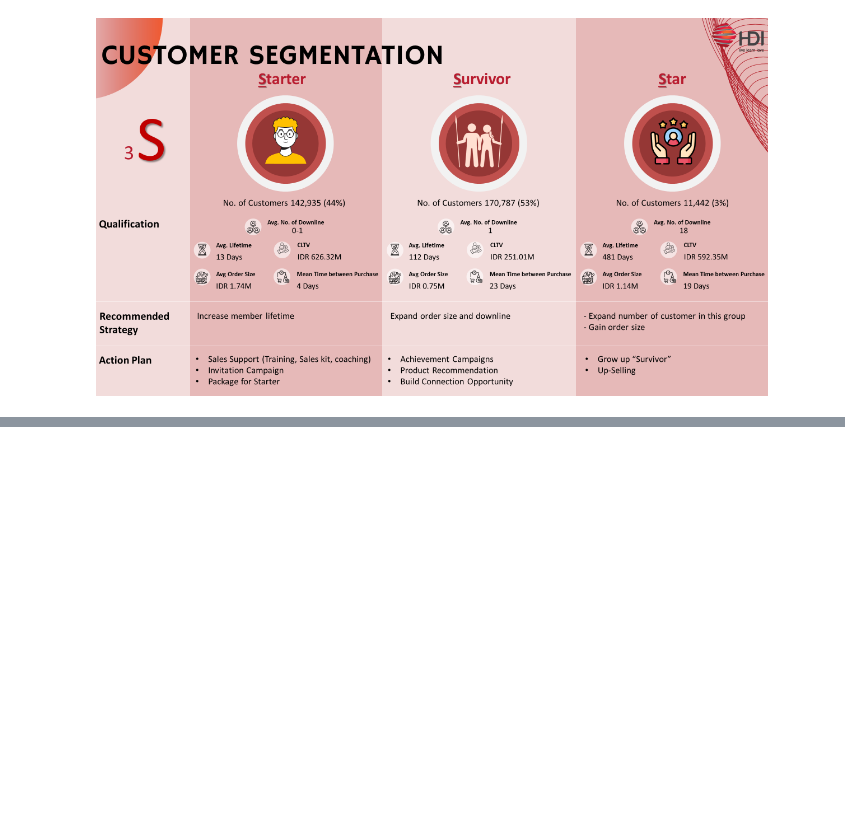
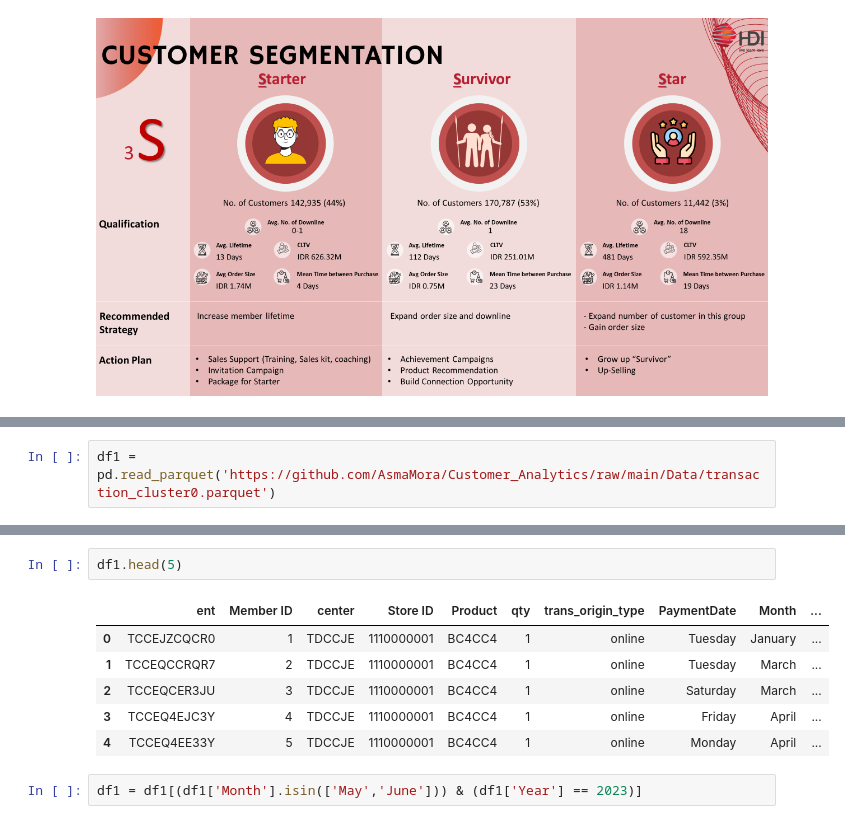
Before and after one commit to AsmaMora/Customer_Analytics, a Jupyter notebook: MADT8101_Customer_segmentation.ipynb, the cells around one changed output, grey strips where cells are left out. Saved outputs shown, nothing was run; the diff lists cells and outputs as text; blank space fills up the shorter version.

```diff
--- a/MADT8101_Customer_segmentation.ipynb
+++ b/MADT8101_Customer_segmentation.ipynb
@@ -464,0 +470,2 @@ Clusters
+# %%
+df1 = pd.read_parquet('https://github.com/AsmaMora/Customer_Analytics/raw/main/Data/transaction_cluster0.parquet')
@@ -464,0 +494,11 @@ Clusters
+# %%
+df1.head(5)
+# %% [output]
+|  | ent | Member ID | center | Store ID | Product | qty | trans_origin_type | PaymentDate | Month | ... |
+| 0 | TCCEJZCQCR0 | 1 | TDCCJE | 1110000001 | BC4CC4 | 1 | online | Tuesday | January | ... |
+| 1 | TCCEQCCRQR7 | 2 | TDCCJE | 1110000001 | BC4CC4 | 1 | online | Tuesday | March | ... |
+| 2 | TCCEQCER3JU | 3 | TDCCJE | 1110000001 | BC4CC4 | 1 | online | Saturday | March | ... |
+| 3 | TCCEQ4EJC3Y | 4 | TDCCJE | 1110000001 | BC4CC4 | 1 | online | Friday | April | ... |
+| 4 | TCCEQ4EE33Y | 5 | TDCCJE | 1110000001 | BC4CC4 | 1 | online | Monday | April | ... |
+# %%
+df1 = df1[(df1['Month'].isin(['May','June'])) & (df1['Year'] == 2023)]
```
Also changed, not shown: parts of 21 cells of this notebook.
